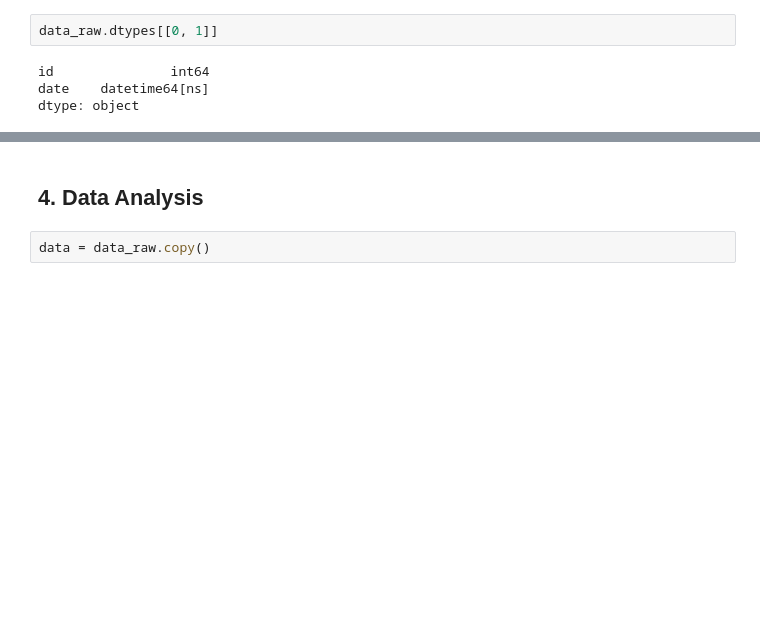
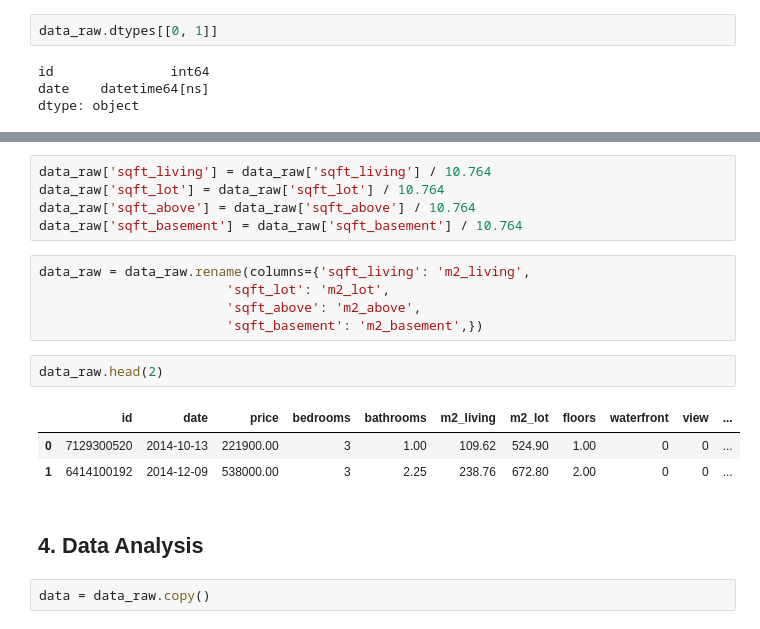
Before and after one commit to renankalfa/data-analysis-house-rocket, a Jupyter notebook: House Hocket - Data Analysis.ipynb, the cells around one changed output, grey strips where cells are left out. Saved outputs shown, nothing was run; the diff lists cells and outputs as text; blank space fills up the shorter version.

```diff
--- a/House Hocket - Data Analysis.ipynb
+++ b/House Hocket - Data Analysis.ipynb
@@ -141,3 +155,19 @@ dtype: object
+# %%
+data_raw['sqft_living'] = data_raw['sqft_living'] / 10.764
+data_raw['sqft_lot'] = data_raw['sqft_lot'] / 10.764
+data_raw['sqft_above'] = data_raw['sqft_above'] / 10.764
+data_raw['sqft_basement'] = data_raw['sqft_basement'] / 10.764
+# %%
+data_raw = data_raw.rename(columns={'sqft_living': 'm2_living',
+                        'sqft_lot': 'm2_lot',
+                        'sqft_above': 'm2_above',
+                        'sqft_basement': 'm2_basement',})
+# %%
+data_raw.head(2)
+# %% [output]
+|  | id | date | price | bedrooms | bathrooms | m2_living | m2_lot | floors | waterfront | view | ... |
+| 0 | 7129300520 | 2014-10-13 | 221900.00 | 3 | 1.00 | 109.62 | 524.90 | 1.00 | 0 | 0 | ... |
+| 1 | 6414100192 | 2014-12-09 | 538000.00 | 3 | 2.25 | 238.76 | 672.80 | 2.00 | 0 | 0 | ... |
 # %% [markdown]
 ## 4. Data Analysis
 # %%
```
Also changed, not shown: parts of 9 cells of this notebook.
